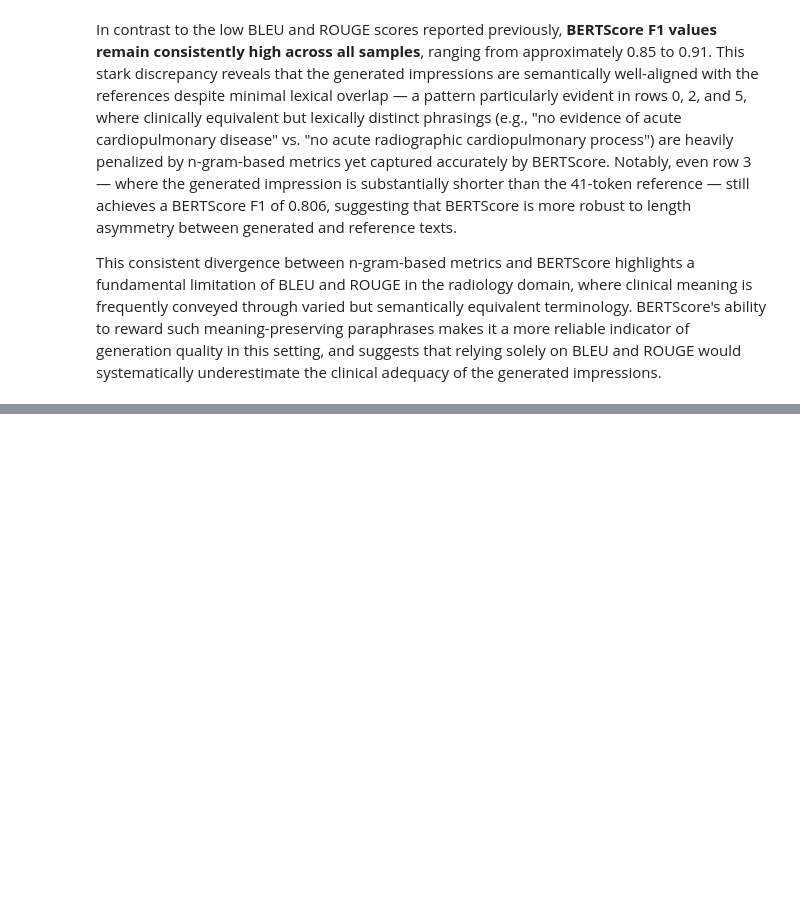
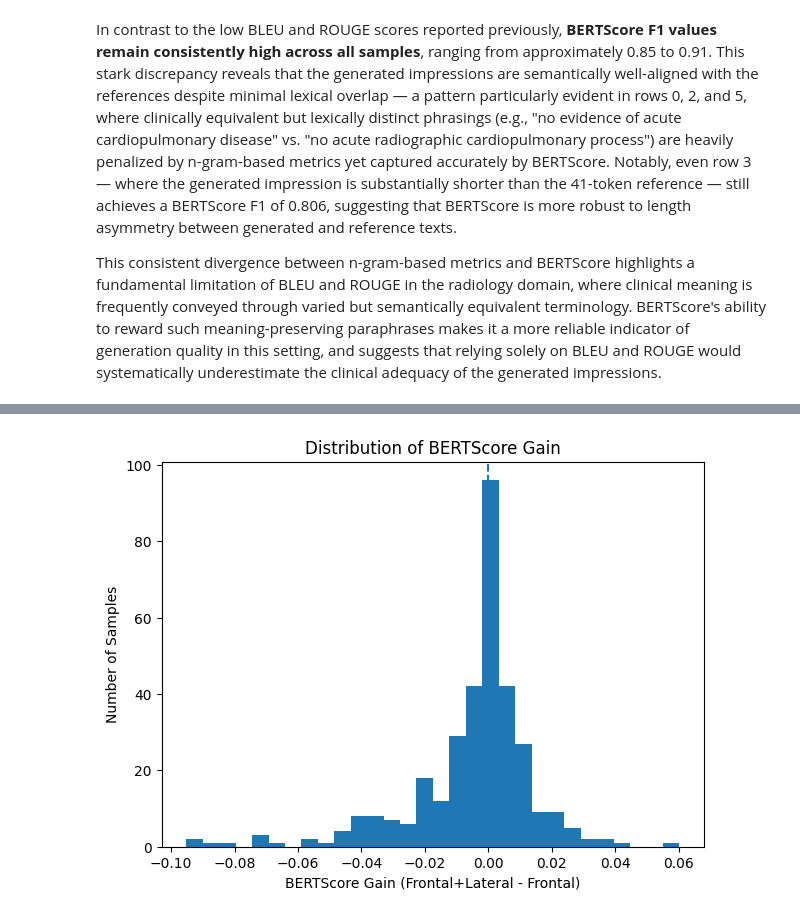
Before and after one commit to Jenyy0416/cs1090b_project, a Jupyter notebook: ms3.ipynb, the cells around one changed output, grey strips where cells are left out. Cells and saved outputs as stored; diff of their text form; code cells hidden in the pictures; blank space fills up the shorter version.

Commit message:
compared frontal vs frontal+lateral generated texts

```diff
--- a/ms3.ipynb
+++ b/ms3.ipynb
@@ -867,0 +995,17 @@ This consistent divergence between n-gram-based metrics and BERTScore highlights
+# %%
+def stanford_frontal_lateral_fn(row):
+    idx = row.name
+    out = run_chexagent_on_sample(
+        compare_views_df,
+        idx,
+        prompt=prompt,
+        ref=ref_text,
+        use_lateral=True
+    )
+    return out["generated_impression"]
+
+frontal_lateral_df = evaluate_on_df(
+    compare_views_df,
+    generate_fn=stanford_frontal_lateral_fn,
+    model_name="stanford_frontal_lateral"
+)
@@ -867,0 +1039,18 @@ This consistent divergence between n-gram-based metrics and BERTScore highlights
+# %%
+view_compare_df = frontal_only_df.merge(
+    frontal_lateral_df,
+    on="uid",
+    suffixes=("_frontal", "_frontal_lateral")
+)
+
+view_compare_df["bertscore_gain"] = (
+    view_compare_df["bertscore_f1_frontal_lateral"] -
+    view_compare_df["bertscore_f1_frontal"]
+)
+
+view_compare_df["rougeL_gain"] = (
+    view_compare_df["rougeL_f1_frontal_lateral"] -
+    view_compare_df["rougeL_f1_frontal"]
+)
+
+view_compare_df.head()
@@ -867,0 +1065,12 @@ This consistent divergence between n-gram-based metrics and BERTScore highlights
+# %%
+import matplotlib.pyplot as plt
+
+plt.figure(figsize=(7,5))
+plt.hist(view_compare_df["bertscore_gain"].dropna(), bins=30)
+plt.axvline(0, linestyle="--")
+plt.xlabel("BERTScore Gain (Frontal+Lateral - Frontal)")
+plt.ylabel("Number of Samples")x
+plt.title("Distribution of BERTScore Gain")
+plt.show()
+# %% [output]
+[figure, added]
```
Also changed, not shown: parts of 21 cells of this notebook.
